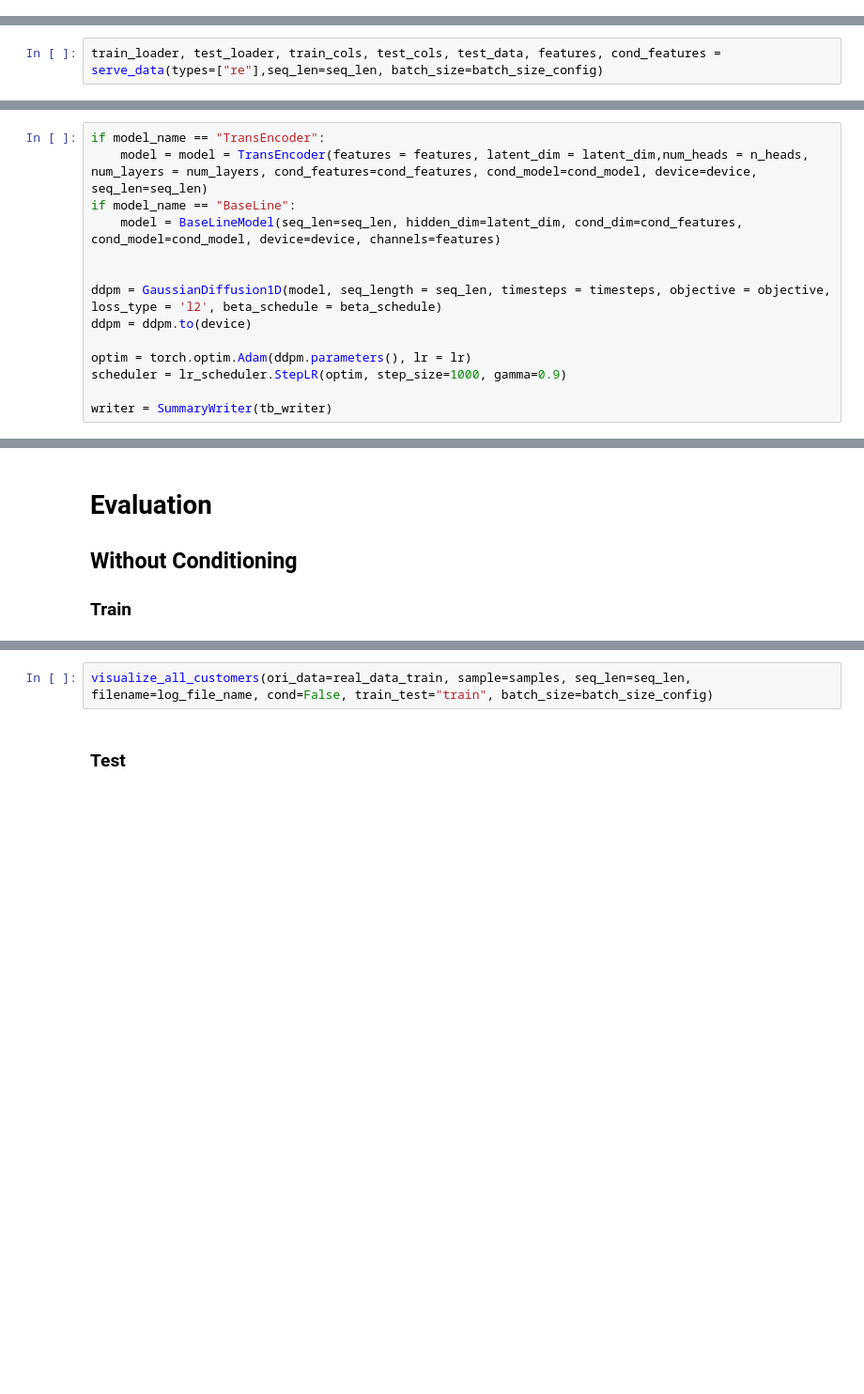
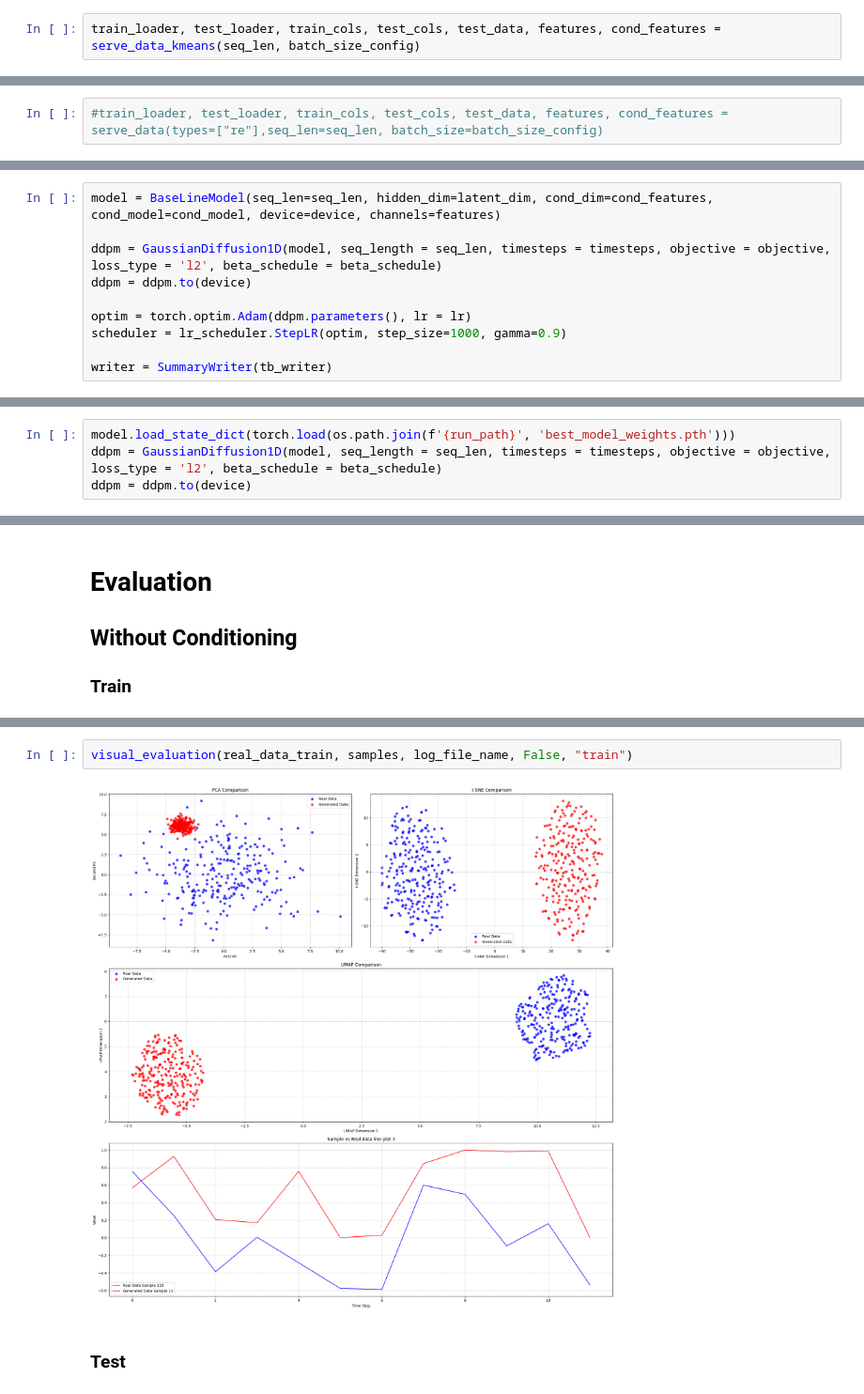
Before and after one commit to 4rn3/Thesis, a Jupyter notebook: src/main_baseline.ipynb, the cells around one changed output, grey strips where cells are left out. Shown at 94% size. Cells and saved outputs as stored; diff of their text form; blank space fills up the shorter version.

```diff
--- a/src/main_baseline.ipynb
+++ b/src/main_baseline.ipynb
@@ -66,3 +67,5 @@ log_file_name = f"{model_name}_{cond_model}_{str(date)}"
 tb_writer = f"./logging/tensorboard/{log_file_name}"
 # %% [markdown]
 # Data
+# %%
+train_loader, test_loader, train_cols, test_cols, test_data, features, cond_features = serve_data_kmeans(seq_len, batch_size_config)
@@ -69,13 +82,9 @@ tb_writer = f"./logging/tensorboard/{log_file_name}"
 # %%
-train_loader, test_loader, train_cols, test_cols, test_data, features, cond_features = serve_data(types=["re"],seq_len=seq_len, batch_size=batch_size_config)
+#train_loader, test_loader, train_cols, test_cols, test_data, features, cond_features = serve_data(types=["re"],seq_len=seq_len, batch_size=batch_size_config)
 # %% [markdown]
 # Model
 # %%
-if model_name == "TransEncoder":
-    model = model = TransEncoder(features = features, latent_dim = latent_dim,num_heads = n_heads, num_layers = num_layers, cond_features=cond_features, cond_model=cond_model, device=device, seq_len=seq_len)
-if model_name == "BaseLine":
-    model = BaseLineModel(seq_len=seq_len, hidden_dim=latent_dim, cond_dim=cond_features, cond_model=cond_model, device=device, channels=features)
-
+model = BaseLineModel(seq_len=seq_len, hidden_dim=latent_dim, cond_dim=cond_features, cond_model=cond_model, device=device, channels=features)
 
 ddpm = GaussianDiffusion1D(model, seq_length = seq_len, timesteps = timesteps, objective = objective, loss_type = 'l2', beta_schedule = beta_schedule)
 ddpm = ddpm.to(device)
@@ -155,3 +178,7 @@ torch.save(best_model_params, os.path.join(f'{run_path}', 'best_model_weights.pt
+# %%
+model.load_state_dict(torch.load(os.path.join(f'{run_path}', 'best_model_weights.pth')))
+ddpm = GaussianDiffusion1D(model, seq_length = seq_len, timesteps = timesteps, objective = objective, loss_type = 'l2', beta_schedule = beta_schedule)
+ddpm = ddpm.to(device)
 # %% [markdown]
 ## Sampling
 # %%
@@ -172,5 +203,7 @@ real_cond_data_train.shape, real_data_test.shape
 # %%
-visualize_all_customers(ori_data=real_data_train, sample=samples, seq_len=seq_len, filename=log_file_name, cond=False, train_test="train", batch_size=batch_size_config)
+visual_evaluation(real_data_train, samples, log_file_name, False, "train")
+# %% [output]
+[figure, added]
 # %% [markdown]
 ### Test
 # %%
```
Also changed, not shown: parts of 16 cells of this notebook, 4 other files.
